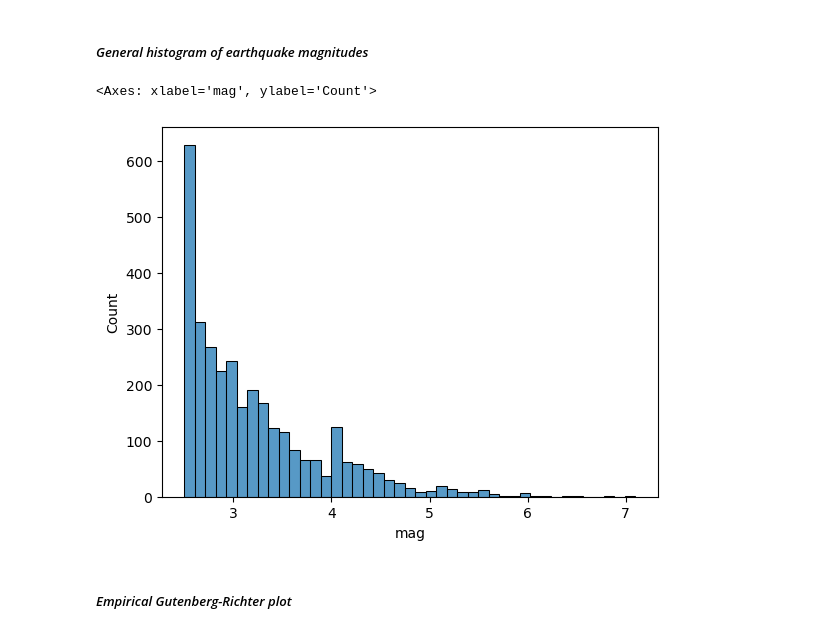
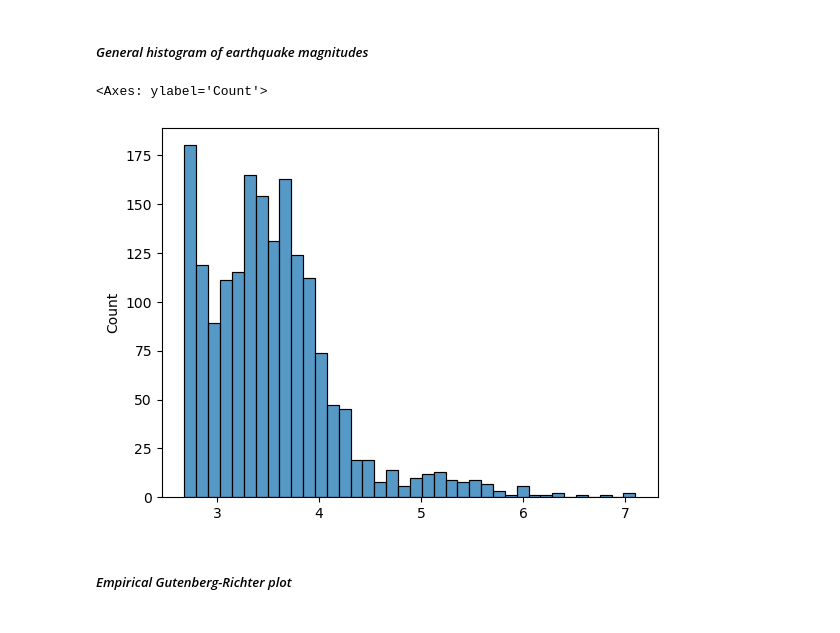
Before and after one commit to Luka-Radulovic/earthquake-statistical-analysis, a Jupyter notebook: earthquake-analysis.ipynb, the cells around one changed output. Saved outputs shown, nothing was run; the diff lists cells and outputs as text; code cells hidden in the pictures.

Commit message:
Initial attempt with magnitude matching

```diff
--- a/earthquake-analysis.ipynb
+++ b/earthquake-analysis.ipynb
@@ -46,3 +59,5 @@ mwc       12
 ms         2
 mblg       1
 Name: count, dtype: int64
+# %%
+df = df[df['magType'].str.lower().isin(['ml', 'mw', 'mwr', 'mww', 'mwc'])].copy()
@@ -80,13 +145,27 @@ df.drop(columns = drop_columns, inplace = True)
+# %%
+ml_df['mw_converted'] = ml_df.apply(
+    lambda row: ml_to_mw[row['nearest_city']](row['mag']),
+    axis=1
+)
+# %%
+ml_mags = ml_df[ml_df['magType'].str.lower() == 'ml']['mw_converted'].values
+
+
+other_magtypes = ['mw', 'mwr', 'mww', 'mwc']
+other_mags = df[df['magType'].str.lower().isin(other_magtypes)]['mag'].values
+
+
+magnitudes = np.concatenate([ml_mags, other_mags])
 # %% [markdown]
 ### *EDA and Visualization*
 # %% [markdown]
 ##### *General histogram of earthquake magnitudes*
 # %%
-magnitudes = df["mag"]
+#magnitudes = ["mag"]
 sns.histplot(magnitudes)
 # %% [output]
-<Axes: xlabel='mag', ylabel='Count'>
+<Axes: ylabel='Count'>
-[figure, old version]
+[figure, new version]
 # %% [markdown]
 ##### *Empirical Gutenberg-Richter plot*
 # %%
```
Also changed, not shown: parts of 22 cells of this notebook.
